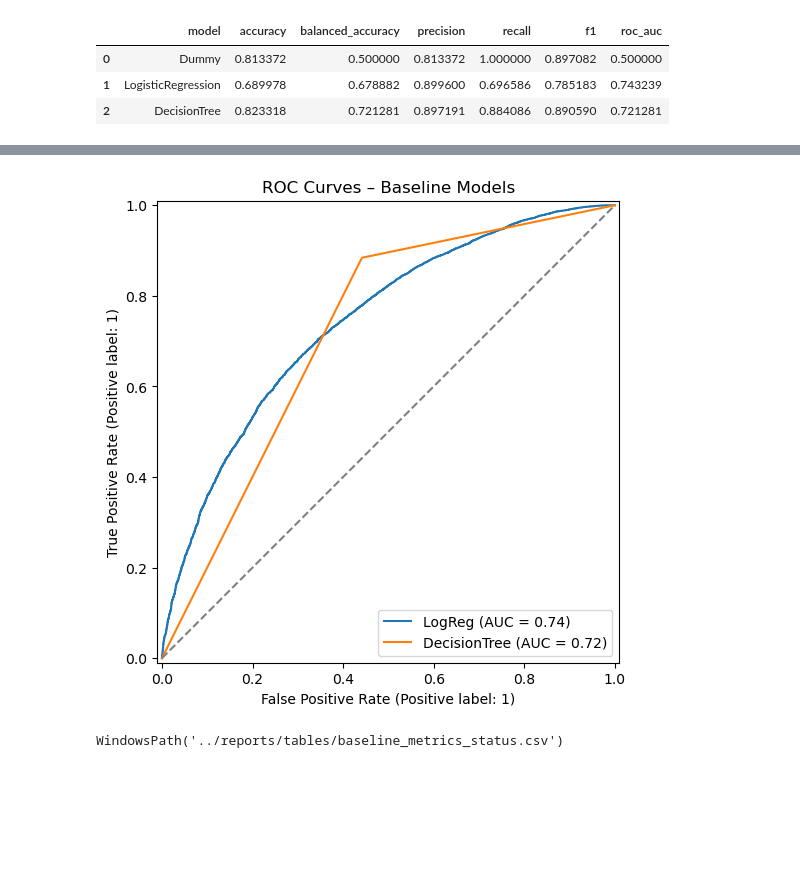
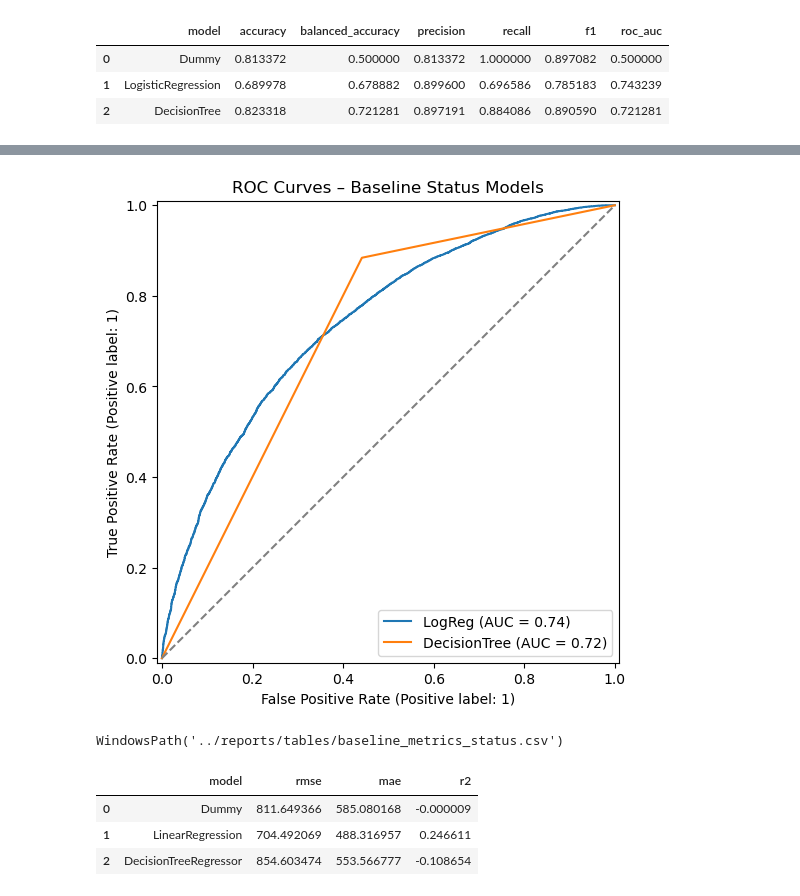
Before and after one commit to miks95/tfm_clinicaltrials, a Jupyter notebook: notebooks/03_modeling_baseline.ipynb, the cells around one changed output, grey strips where cells are left out. Saved outputs shown, nothing was run; the diff lists cells and outputs as text; code cells hidden in the pictures; blank space fills up the shorter version.

```diff
--- a/notebooks/03_modeling_baseline.ipynb
+++ b/notebooks/03_modeling_baseline.ipynb
@@ -245,15 +249,15 @@ plot_conf_matrix(y_test, y_pred_tree, "Decision Tree")
 # %%
 fig, ax = plt.subplots(figsize=(6, 6))
 
 RocCurveDisplay.from_predictions(y_test, y_proba_logreg, name="LogReg", ax=ax)
 RocCurveDisplay.from_predictions(y_test, y_proba_tree, name="DecisionTree", ax=ax)
 
 ax.plot([0, 1], [0, 1], "--", color="gray")
-ax.set_title("ROC Curves – Baseline Models")
+ax.set_title("ROC Curves – Baseline Status Models")
 plt.savefig(FIGURES_DIR / "roc_Baseline_status.png", dpi=300, bbox_inches="tight")
 plt.show()
 # %% [output]
-[figure, old version]
+[figure, new version]
 # %%
 OUTPUT = Path("../reports/tables/baseline_metrics_status.csv")
 df_results.to_csv(OUTPUT, index=False)
@@ -262,0 +299,43 @@ WindowsPath('../reports/tables/baseline_metrics_status.csv')
+# %%
+X_train, X_test, y_train, y_test = train_test_split(X, y, test_size=0.2, random_state=42)
+
+preprocessor = ColumnTransformer(
+    transformers=[
+        ("num", StandardScaler(), numeric_features),
+        ("cat", OneHotEncoder(handle_unknown="ignore"), categorical_features),
+        ("binary", "passthrough", binary_features),
+        ("onehot", "passthrough", onehot_features),
+    ]
+)
+
+def evaluate_reg(model, X_test, y_test, name):
+    y_pred = model.predict(X_test)
+    metrics = {
+        "model": name,
+        "rmse": mean_squared_error(y_test, y_pred)** 0.5,
+        "mae": mean_absolute_error(y_test, y_pred),
+        "r2": r2_score(y_test, y_pred)
+    }
+    return metrics
+
+# Models
+dummy = Pipeline(steps=[("prep", preprocessor), ("reg", DummyRegressor(strategy="mean"))])
+linreg = Pipeline(steps=[("prep", preprocessor), ("reg", LinearRegression())])
+tree = Pipeline(steps=[("prep", preprocessor), ("reg", DecisionTreeRegressor(random_state=42))])
+
+# Fit
+dummy.fit(X_train, y_train)
+linreg.fit(X_train, y_train)
+tree.fit(X_train, y_train)
+
+# Evaluate
+m_dummy = evaluate_reg(dummy, X_test, y_test, "Dummy")
+m_linreg = evaluate_reg(linreg, X_test, y_test, "LinearRegression")
+m_tree = evaluate_reg(tree, X_test, y_test, "DecisionTreeRegressor")
+
+pd.DataFrame([m_dummy, m_linreg, m_tree])
+# %% [output]
+|  | model | rmse | mae | r2 |
+| 0 | Dummy | 811.649366 | 585.080168 | -0.000009 |
+| 1 | LinearRegression | 704.492069 | 488.316957 | 0.246611 |
+| 2 | DecisionTreeRegressor | 854.603474 | 553.566777 | -0.108654 |
```
Also changed, not shown: parts of 5 cells of this notebook, 27 other files.
